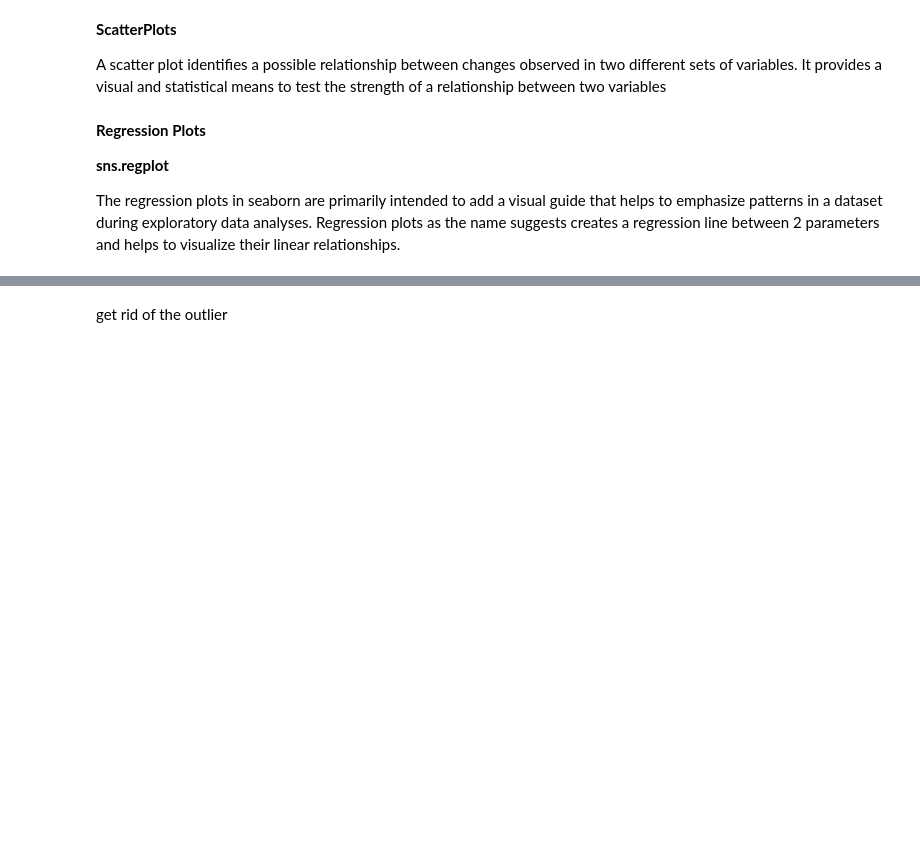
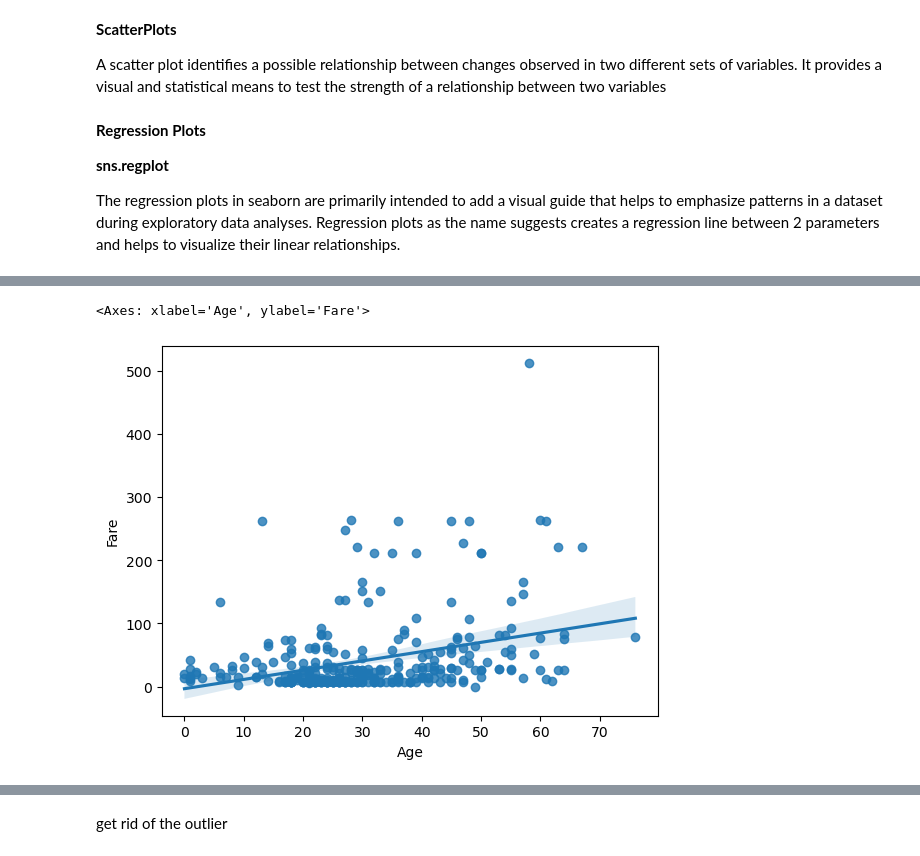
Before and after one commit to mazzyb1257/INFO_2201_MB_summerNotes, a Jupyter notebook: w6d2_EDAcont_students.ipynb, the cells around one changed output, grey strips where cells are left out. Saved outputs shown, nothing was run; the diff lists cells and outputs as text; code cells hidden in the pictures; blank space fills up the shorter version.

```diff
--- a/w6d2_EDAcont_students.ipynb
+++ b/w6d2_EDAcont_students.ipynb
@@ -55,2 +87,11 @@ The regression plots in seaborn are primarily intended to add a visual guide tha
+# %%
+sns.regplot(
+    x = "Age",
+    y = "Fare",
+    data = titanicDf
+)
+# %% [output]
+<Axes: xlabel='Age', ylabel='Fare'>
+[figure, added]
 # %%
 #plot plcass and fare
```
Also changed, not shown: parts of 46 cells of this notebook, 1 other file.
